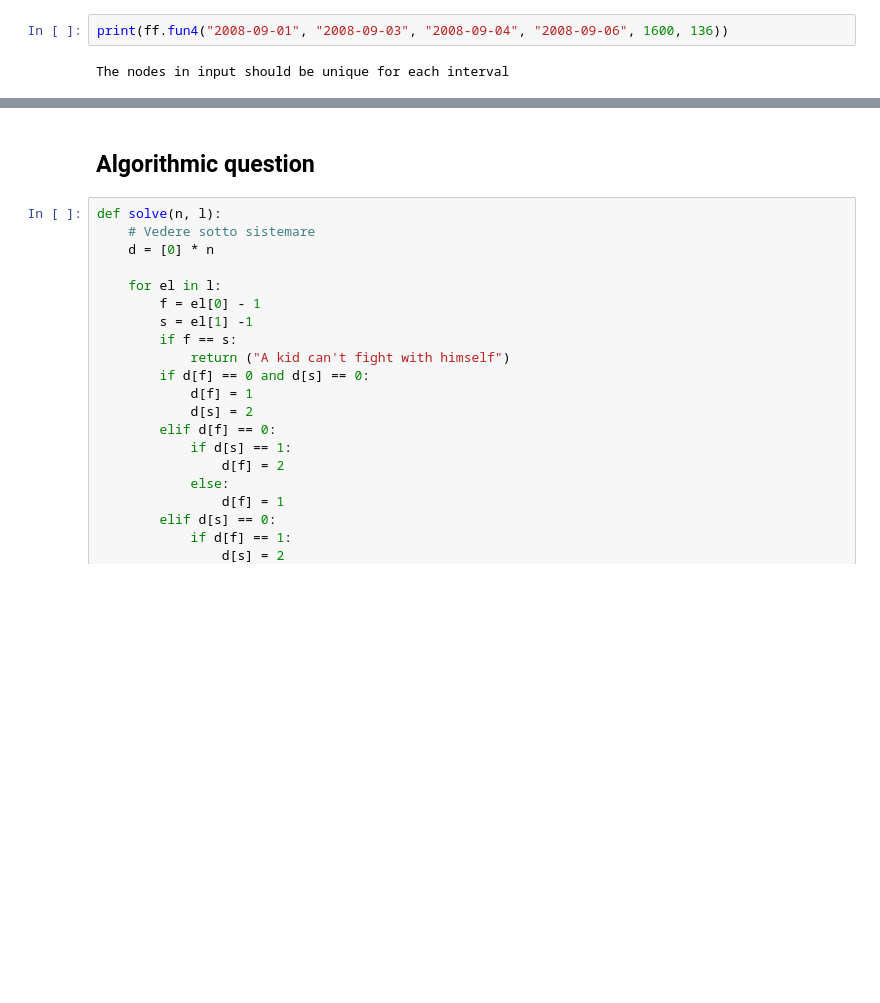
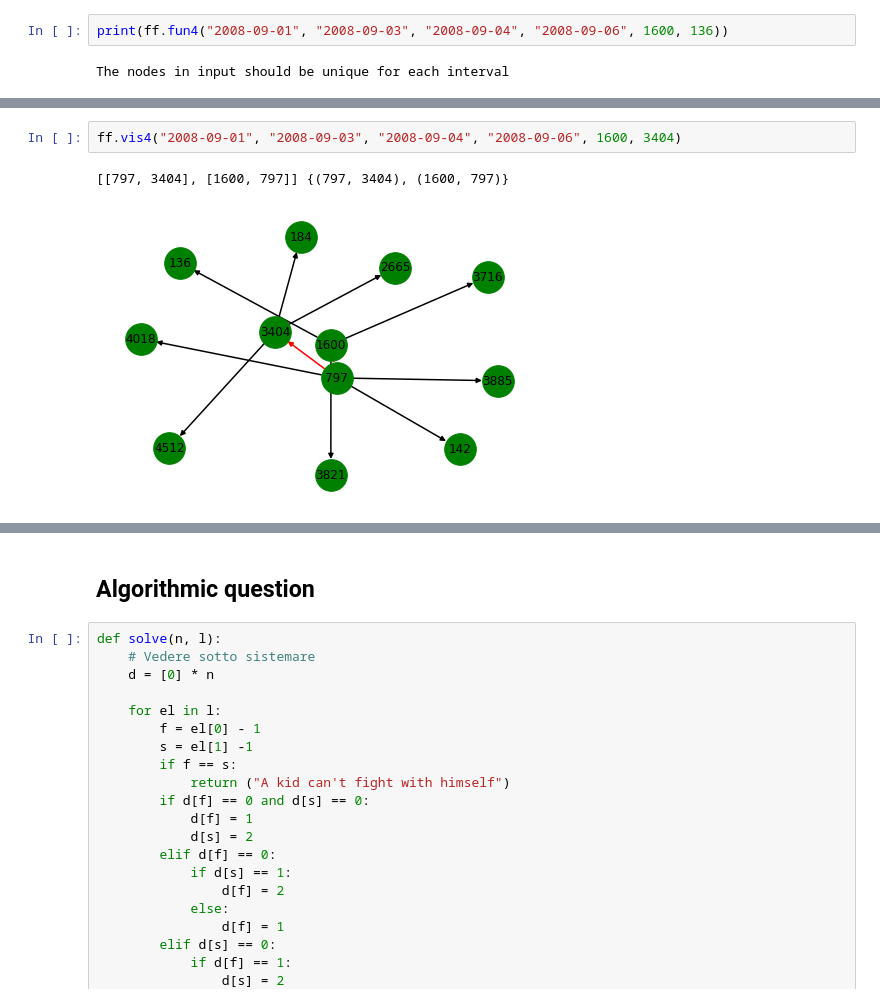
Before and after one commit to 1849300/ADM-HW5, a Jupyter notebook: main.ipynb, the cells around one changed output, grey strips where cells are left out. Saved outputs shown, nothing was run; the diff lists cells and outputs as text; blank space fills up the shorter version.

```diff
--- a/main.ipynb
+++ b/main.ipynb
@@ -175,0 +187,5 @@ TypeError: strptime() argument 0 must be str, not <class 'tuple'>
+# %%
+ff.vis4("2008-09-01", "2008-09-03", "2008-09-04", "2008-09-06", 1600, 3404)
+# %% [output]
+[[797, 3404], [1600, 797]] {(797, 3404), (1600, 797)}
+[figure, added]
```
Also changed, not shown: parts of 6 cells of this notebook.
